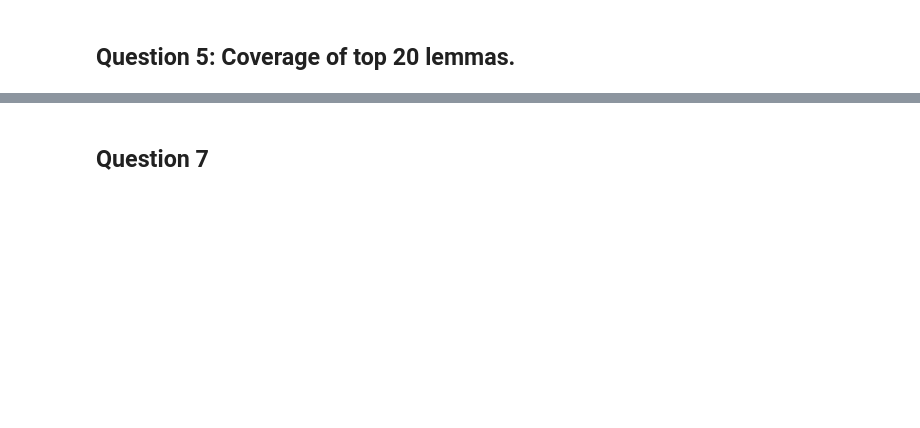
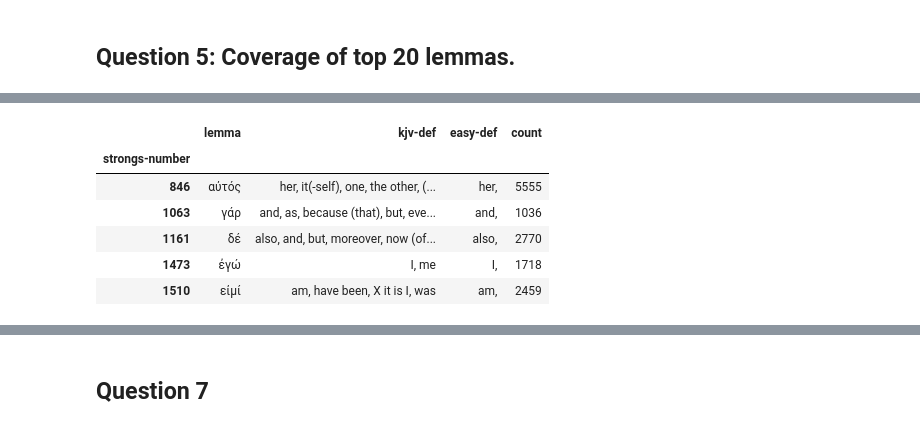
Before and after one commit to Tussky/Datascience-problem-set, a Jupyter notebook: PS1_InitialExploration.ipynb, the cells around one changed output, grey strips where cells are left out. Drawn from its saved outputs; the diff is of its cells as text; code cells hidden in the pictures; blank space fills up the shorter version.

```diff
--- a/PS1_InitialExploration.ipynb
+++ b/PS1_InitialExploration.ipynb
@@ -169,0 +182,17 @@ top50_lemmas.head()
+# %%
+top20_df = pd.merge(
+    strongs_df,
+    top20_lemmas,
+    right_index=True,
+    left_index=True
+)
+top20_df.index.name = "strongs-number"
+display(top20_df.head(5))
+# %% [output]
+|  | lemma | kjv-def | easy-def | count |
+| strongs-number |  |  |  |  |
+| 846 | αὐτός | her, it(-self), one, the other, (... | her, | 5555 |
+| 1063 | γάρ | and, as, because (that), but, eve... | and, | 1036 |
+| 1161 | δέ | also, and, but, moreover, now (of... | also, | 2770 |
+| 1473 | ἐγώ | I, me | I, | 1718 |
+| 1510 | εἰμί | am, have been, X it is I, was | am, | 2459 |
```
Also changed, not shown: parts of 10 cells of this notebook.
